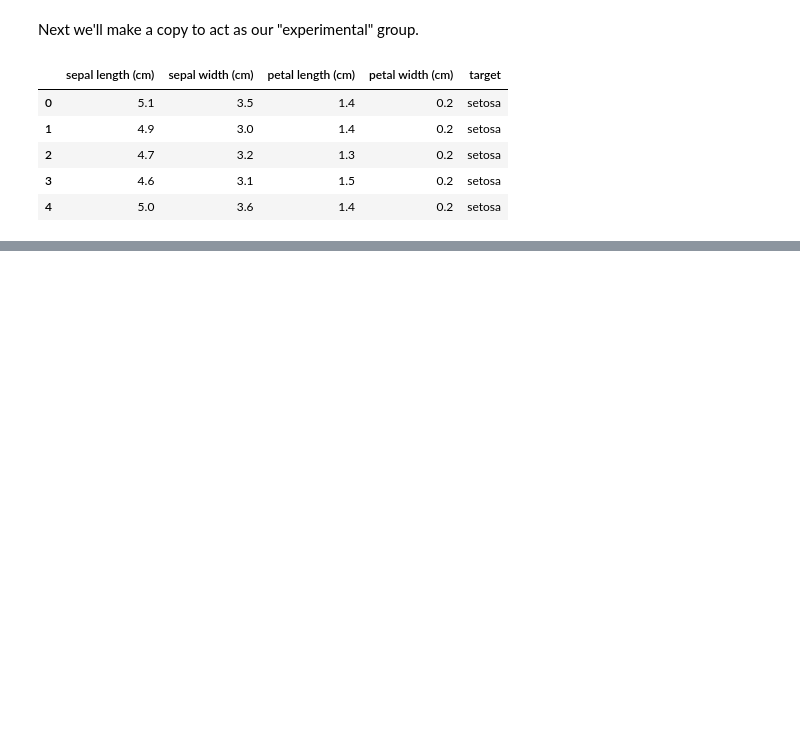
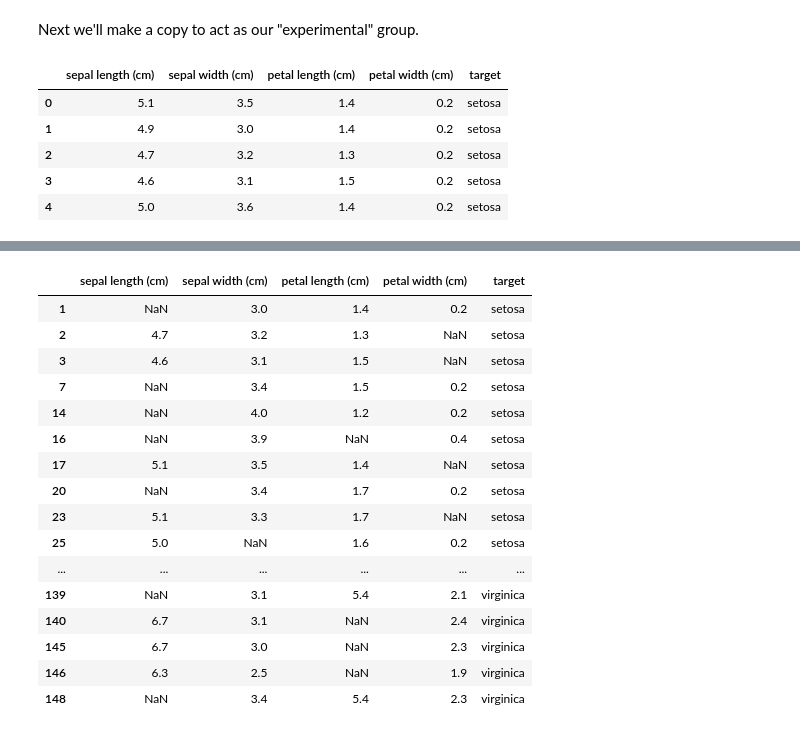
Before and after one commit to bmauss/KNN_Imputation_Evaluation, a Jupyter notebook: KNN Imputation- Iris.ipynb, the cells around one changed output, grey strips where cells are left out. Drawn from its saved outputs; the diff is of its cells as text; code cells hidden in the pictures; blank space fills up the shorter version.

```diff
--- a/KNN Imputation- Iris.ipynb
+++ b/KNN Imputation- Iris.ipynb
@@ -40,0 +43,13 @@ iris_exp.head()
+# %%
+# defining feature columns
+features = ['sepal length (cm)', 'sepal width (cm)', 'petal length (cm)',
+            'petal width (cm)']
+
+# Inserting NaN values into Experiment Group
+
+for col in iris_exp[features]:
+    # Every cell has a 10% chance of being selected
+    # Rows may be selected more than once
+    iris_exp.loc[iris_exp.sample(frac=0.1, replace=True).index, col] = np.nan
+
+iris_exp.head()
@@ -40,0 +63,22 @@ iris_exp.head()
+# %%
+# obtaining indices of rows with NaN values
+nan_rows = iris_exp[iris_exp.isna().any(axis=1)]
+nan_rows
+# %% [output]
+|  | sepal length (cm) | sepal width (cm) | petal length (cm) | petal width (cm) | target |
+| 1 | NaN | 3.0 | 1.4 | 0.2 | setosa |
+| 2 | 4.7 | 3.2 | 1.3 | NaN | setosa |
+| 3 | 4.6 | 3.1 | 1.5 | NaN | setosa |
+| 7 | NaN | 3.4 | 1.5 | 0.2 | setosa |
+| 14 | NaN | 4.0 | 1.2 | 0.2 | setosa |
+| 16 | NaN | 3.9 | NaN | 0.4 | setosa |
+| 17 | 5.1 | 3.5 | 1.4 | NaN | setosa |
+| 20 | NaN | 3.4 | 1.7 | 0.2 | setosa |
+| 23 | 5.1 | 3.3 | 1.7 | NaN | setosa |
+| 25 | 5.0 | NaN | 1.6 | 0.2 | setosa |
+| ... | ... | ... | ... | ... | ... |
+| 139 | NaN | 3.1 | 5.4 | 2.1 | virginica |
+| 140 | 6.7 | 3.1 | NaN | 2.4 | virginica |
+| 145 | 6.7 | 3.0 | NaN | 2.3 | virginica |
+| 146 | 6.3 | 2.5 | NaN | 1.9 | virginica |
+| 148 | NaN | 3.4 | 5.4 | 2.3 | virginica |
```
Also changed, not shown: parts of 4 cells of this notebook.
